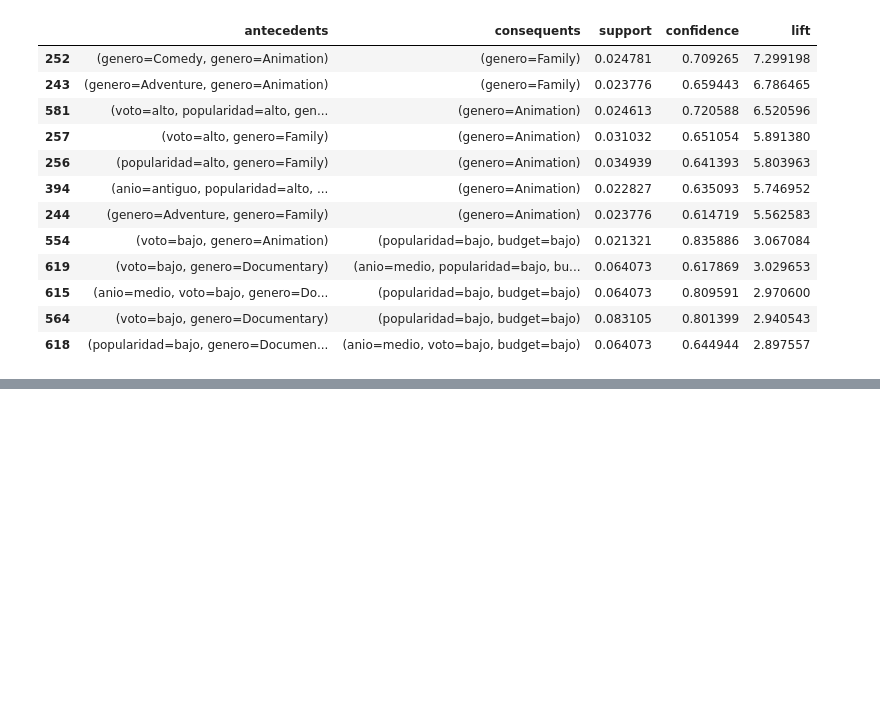
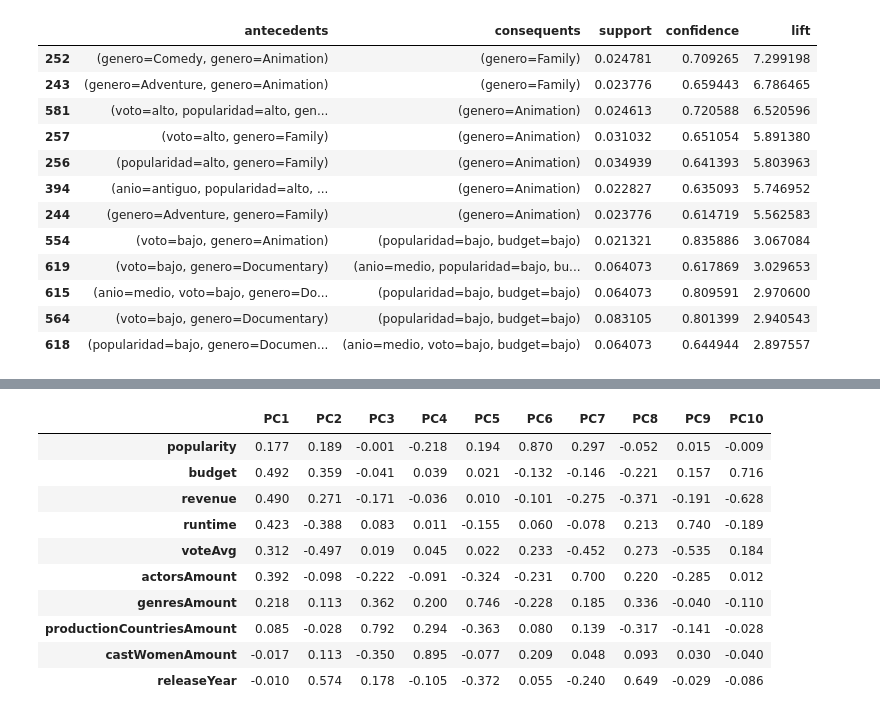
Before and after one commit to agabrielMej/laboratorio-2-clustering, a Jupyter notebook: notebooks/aprendizaje_no_supervisado.ipynb, the cells around one changed output, grey strips where cells are left out. Saved outputs shown, nothing was run; the diff lists cells and outputs as text; code cells hidden in the pictures; blank space fills up the shorter version.

```diff
--- a/notebooks/aprendizaje_no_supervisado.ipynb
+++ b/notebooks/aprendizaje_no_supervisado.ipynb
@@ -526,0 +638,20 @@ reglas_filtradas \
+# %%
+loadings = pd.DataFrame(
+    pca.components_.T,
+    columns=[f'PC{i+1}' for i in range(len(df_pca.columns))],
+    index=df_pca.columns
+)
+
+loadings.round(3)
+# %% [output]
+|  | PC1 | PC2 | PC3 | PC4 | PC5 | PC6 | PC7 | PC8 | PC9 | PC10 |
+| popularity | 0.177 | 0.189 | -0.001 | -0.218 | 0.194 | 0.870 | 0.297 | -0.052 | 0.015 | -0.009 |
+| budget | 0.492 | 0.359 | -0.041 | 0.039 | 0.021 | -0.132 | -0.146 | -0.221 | 0.157 | 0.716 |
+| revenue | 0.490 | 0.271 | -0.171 | -0.036 | 0.010 | -0.101 | -0.275 | -0.371 | -0.191 | -0.628 |
+| runtime | 0.423 | -0.388 | 0.083 | 0.011 | -0.155 | 0.060 | -0.078 | 0.213 | 0.740 | -0.189 |
+| voteAvg | 0.312 | -0.497 | 0.019 | 0.045 | 0.022 | 0.233 | -0.452 | 0.273 | -0.535 | 0.184 |
+| actorsAmount | 0.392 | -0.098 | -0.222 | -0.091 | -0.324 | -0.231 | 0.700 | 0.220 | -0.285 | 0.012 |
+| genresAmount | 0.218 | 0.113 | 0.362 | 0.200 | 0.746 | -0.228 | 0.185 | 0.336 | -0.040 | -0.110 |
+| productionCountriesAmount | 0.085 | -0.028 | 0.792 | 0.294 | -0.363 | 0.080 | 0.139 | -0.317 | -0.141 | -0.028 |
+| castWomenAmount | -0.017 | 0.113 | -0.350 | 0.895 | -0.077 | 0.209 | 0.048 | 0.093 | 0.030 | -0.040 |
+| releaseYear | -0.010 | 0.574 | 0.178 | -0.105 | -0.372 | 0.055 | -0.240 | 0.649 | -0.029 | -0.086 |
```
Also changed, not shown: parts of 11 cells of this notebook.
